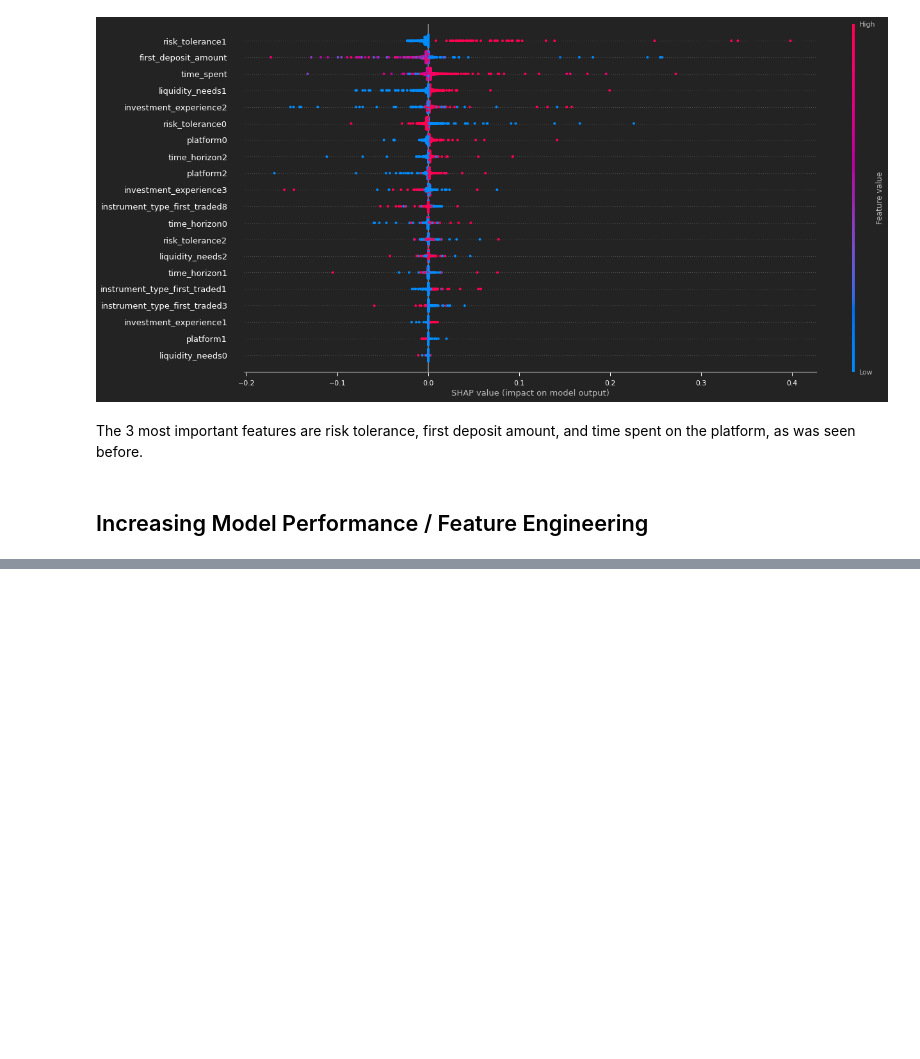
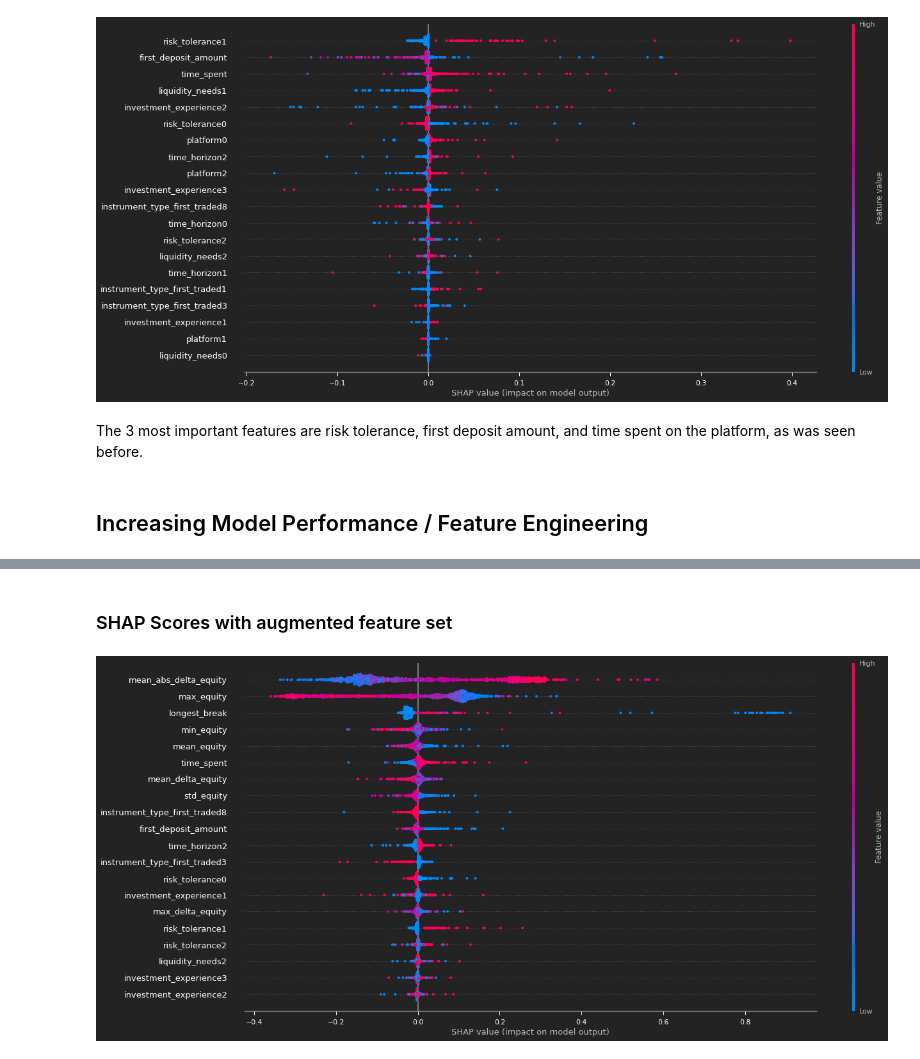
Before and after one commit to JakeHollingsworth/churn_rate_prediction, a Jupyter notebook: churn_rate.ipynb, the cells around one changed output, grey strips where cells are left out. Drawn from its saved outputs; the diff is of its cells as text; code cells hidden in the pictures; blank space fills up the shorter version.

```diff
--- a/churn_rate.ipynb
+++ b/churn_rate.ipynb
@@ -426,0 +495,21 @@ We will compute and add the following features to the dataset:
+# %%
+# Neural Network, Augmented feature set, uncomment to reproduce cross validation
+#nn = MLPClassifier(activation='logistic', solver='adam', learning_rate_init=.001)
+#nn_param_grid = {'hidden_layer_sizes': list(itertools.product([20,30,40], [20,30,40], [10,15,20])),
+#             'alpha': [10**-i for i in range(3,7)]}
+#opt_nn_aug = GridSearchCV(estimator=nn, param_grid=nn_param_grid, cv=k_folds, n_jobs=12, refit=True)
+opt_nn_aug = MLPClassifier(activation='logistic', solver='adam', learning_rate_init=.001, alpha = 0.001, hidden_layer_sizes= (20, 30, 15), max_iter=400)
+opt_nn_aug.fit(aug_X_train, aug_Y_train)
+
+# XGBoost, Augmented feature set, uncomment to reproduce cross validation
+#xgb = XGBClassifier(tree_method='gpu_hist', objective='binary:logistic', eval_metric='logloss')
+#xgb_param_grid = {'n_estimators': [int(x) for x in np.linspace(200,2000,10)],
+#            'max_depth': [int(x) for x in np.linspace(2,20,10)],
+#            'min_child_weight': [int(x) for x in np.linspace(1,10,10)],
+#            'eta': [x for x in np.linspace(0.1, 0.6, 6)]}
+#opt_xgb_aug = RandomizedSearchCV(estimator=xgb, param_distributions=xgb_param_grid, n_iter=200, cv=k_folds, refit=True)
+opt_xgb_aug = XGBClassifier(tree_method='gpu_hist', objective='binary:logistic', eval_metric='logloss', n_estimators= 800, min_child_weight= 9, max_depth= 2, eta= 0.1)
+opt_xgb_aug.fit(aug_X_train, aug_Y_train)
+# Logistic Regression, Augmented feature set
+opt_logistic_aug = LogisticRegression(penalty='none', solver='saga')
+opt_logistic_aug.fit(aug_X_train,aug_Y_train)
@@ -426,0 +611,8 @@ We will compute and add the following features to the dataset:
+# %% [markdown]
+### SHAP Scores with augmented feature set
+# %%
+explainer = shap.Explainer(opt_xgb_aug.predict, aug_features)
+shap_vals = explainer(aug_X_test)
+shap.summary_plot(shap_vals, feature_names=aug_feature_names, axis_color="#ffffff", plot_size=(20,10))
+# %% [output]
+[figure, added]
```
Also changed, not shown: parts of 24 cells of this notebook.
